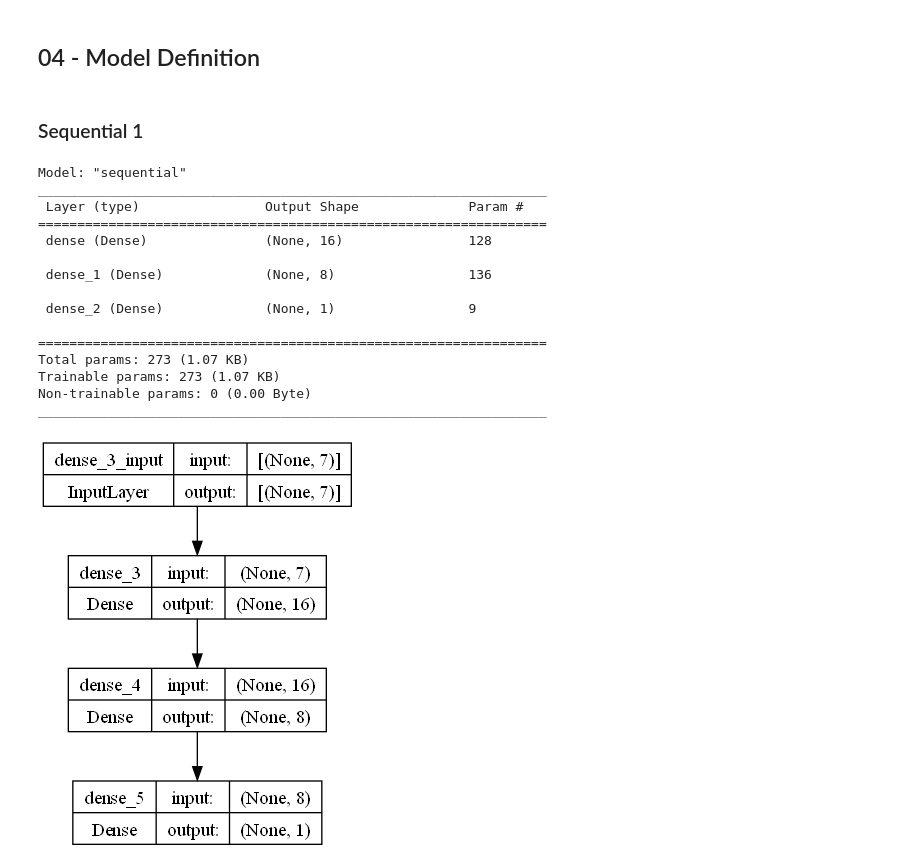
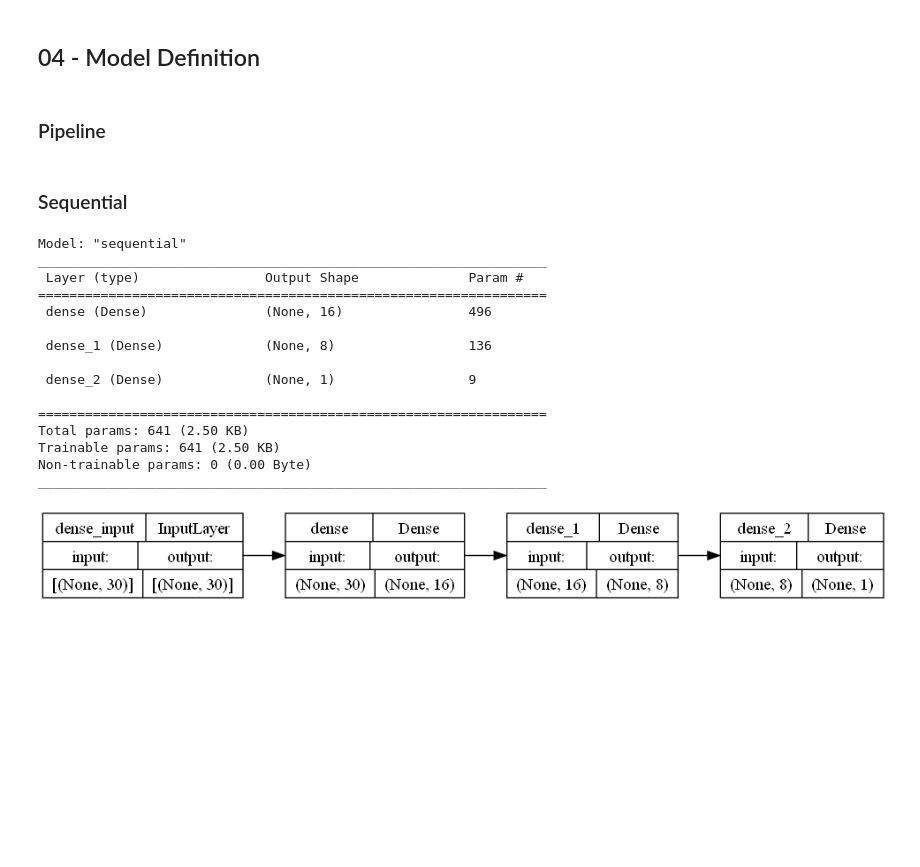
Before and after one commit to ediashta/HaiMeds-Churn-Prediction, a Jupyter notebook: h8dsft_P2M1_Ediashta.ipynb, the cells around one changed output. Saved outputs shown, nothing was run; the diff lists cells and outputs as text; code cells hidden in the pictures; blank space fills up the shorter version.

```diff
--- a/h8dsft_P2M1_Edisahta.ipynb
+++ b/h8dsft_P2M1_Ediashta.ipynb
@@ -358,2 +516,4 @@ pd.DataFrame(X_train)
 # %% [markdown]
 ## 04 - Model Definition
+# %% [markdown]
+### Pipeline
@@ -360,3 +530,3 @@ pd.DataFrame(X_train)
 # %% [markdown]
-### Sequential 1
+### Sequential
 # %%
@@ -369,23 +543,34 @@ tf.random.set_seed(seed)
 # %%
 model_sequential = Sequential()
 
-model_sequential.add(Dense(16,
-                           activation='relu',
-                           kernel_initializer=tf.keras.initializers.HeNormal(seed),
-                           input_shape=(7,))) # Hidden Layer 1
+model_sequential.add(
+    Dense(
+        16,
+        activation="relu",
+        kernel_initializer=tf.keras.initializers.HeNormal(seed),
+        input_shape=(30,),
+    )
+)  # Hidden Layer 1
 
-model_sequential.add(Dense(8,
-                           activation='relu',
-                           kernel_initializer=tf.keras.initializers.HeNormal(seed))) # Hidden Layer 2
+model_sequential.add(
+    Dense(8, activation="relu", kernel_initializer=tf.keras.initializers.HeNormal(seed))
+)  # Hidden Layer 1
 
-model_sequential.add(Dense(1,
-                           activation='sigmoid',
-                           kernel_initializer=tf.keras.initializers.GlorotNormal(seed))) #Output Layer
 
-#compile
-model_sequential.compile(loss='binary_crossentropy',
-                         optimizer='adam',
-                         metrics =['mae'])
+model_sequential.add(
+    Dense(
+        1,
+        activation="sigmoid",
+        kernel_initializer=tf.keras.initializers.GlorotNormal(seed),
+    )
+)  # Output Layer
+
+# compile
+model_sequential.compile(
+    loss="binary_crossentropy",
+    optimizer=tf.keras.optimizers.Adam(),
+    metrics=["accuracy"],
+)
 
 model_sequential.summary()
 # %% [output]
@@ -393,19 +578,21 @@ Model: "sequential"
 _________________________________________________________________
  Layer (type)                Output Shape              Param #
 =================================================================
- dense (Dense)               (None, 16)                128
+ dense (Dense)               (None, 16)                496
 
  dense_1 (Dense)             (None, 8)                 136
 
  dense_2 (Dense)             (None, 1)                 9
 
 =================================================================
-Total params: 273 (1.07 KB)
-Trainable params: 273 (1.07 KB)
+Total params: 641 (2.50 KB)
+Trainable params: 641 (2.50 KB)
 Non-trainable params: 0 (0.00 Byte)
 _________________________________________________________________
 # %%
-#plot
-tf.keras.utils.plot_model(model_sequential, show_shapes=True)
+# plot
+tf.keras.utils.plot_model(
+    model_sequential, show_shapes=True, rankdir="LR", show_layer_names=True
+)
 # %% [output]
-[figure, old version]
+[figure, new version]
```
Also changed, not shown: parts of 93 cells of this notebook, 4 other files.
